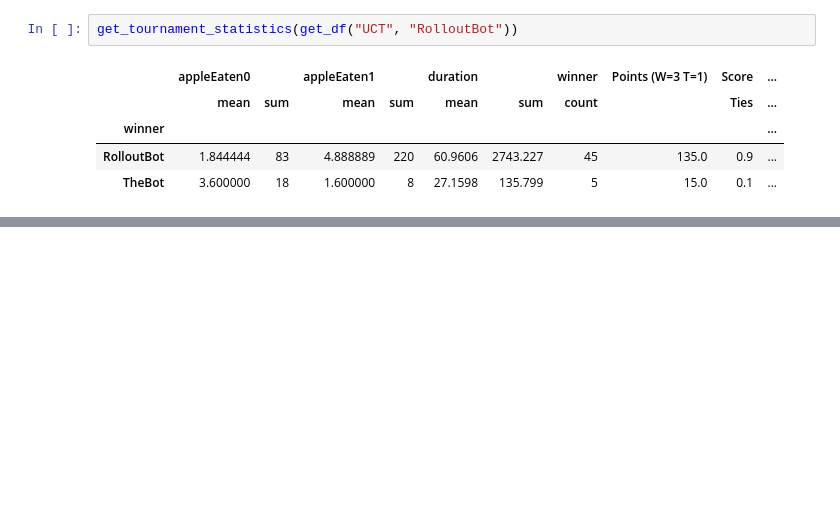
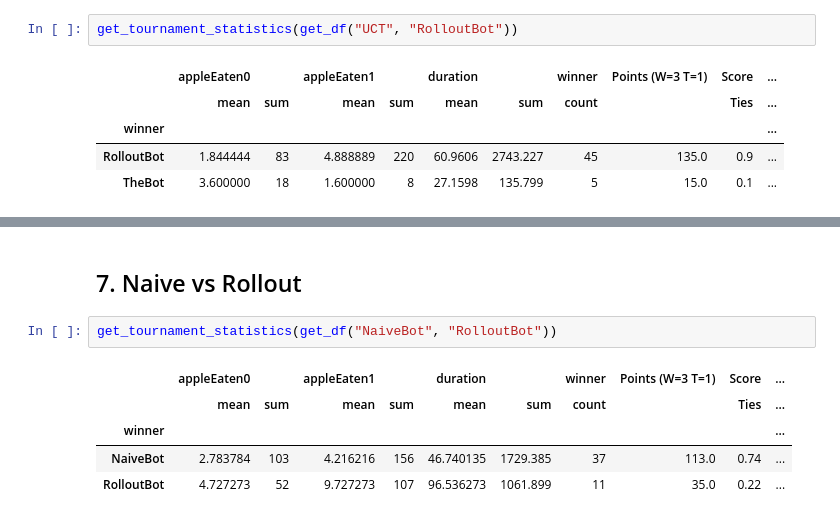
Before and after one commit to rkthomps/MCTSSnake, a Jupyter notebook: analysis/EDA.ipynb, the cells around one changed output, grey strips where cells are left out. Cells and saved outputs as stored; diff of their text form; blank space fills up the shorter version.

```diff
--- a/analysis/EDA.ipynb
+++ b/analysis/EDA.ipynb
@@ -229,0 +222,10 @@ get_tournament_statistics(get_df("PUCTBot", "RolloutBot"))
+# %% [markdown]
+## 7. Naive vs Rollout
+# %%
+get_tournament_statistics(get_df("NaiveBot", "RolloutBot"))
+# %% [output]
+|  | appleEaten0 |  | appleEaten1 |  | duration |  | winner | Points (W=3 T=1) | Score | ... |
+|  | mean | sum | mean | sum | mean | sum | count |  | Ties | ... |
+| winner |  |  |  |  |  |  |  |  |  | ... |
+| NaiveBot | 2.783784 | 103 | 4.216216 | 156 | 46.740135 | 1729.385 | 37 | 113.0 | 0.74 | ... |
+| RolloutBot | 4.727273 | 52 | 9.727273 | 107 | 96.536273 | 1061.899 | 11 | 35.0 | 0.22 | ... |
```
Also changed, not shown: parts of 17 cells of this notebook, 43 other files.
